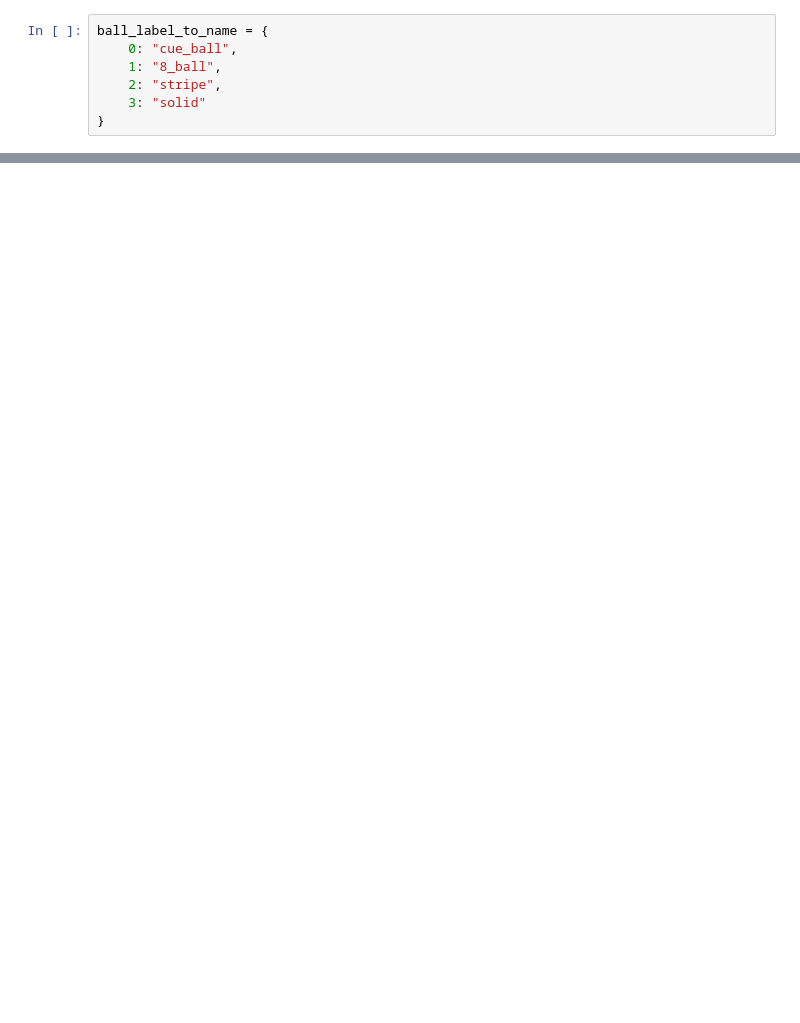
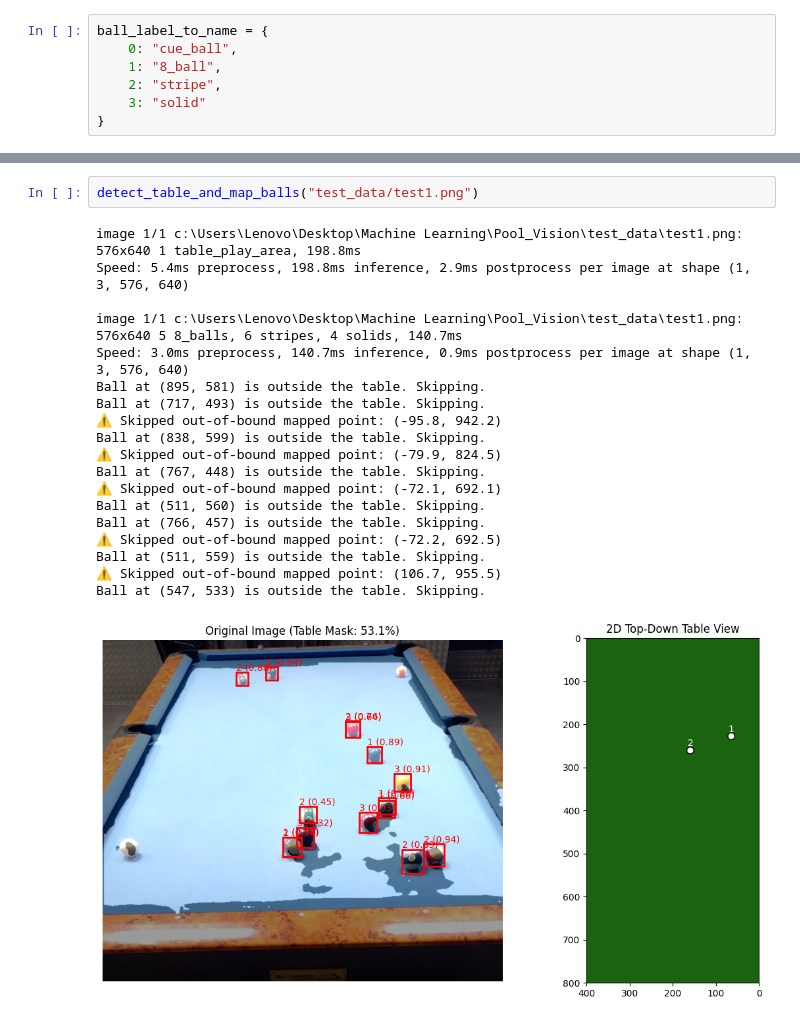
Before and after one commit to MartinLauff/Billiard-Game-Mapping, a Jupyter notebook: mapping.ipynb, the cells around one changed output, grey strips where cells are left out. Saved outputs shown, nothing was run; the diff lists cells and outputs as text; blank space fills up the shorter version.

```diff
--- a/mapping.ipynb
+++ b/mapping.ipynb
@@ -223,0 +325,22 @@ Speed: 3.9ms preprocess, 216.7ms inference, 1.5ms postprocess per image at shape
+# %%
+detect_table_and_map_balls("test_data/test1.png")
+# %% [output]
+image 1/1 c:\Users\Lenovo\Desktop\Machine Learning\Pool_Vision\test_data\test1.png: 576x640 1 table_play_area, 198.8ms
+Speed: 5.4ms preprocess, 198.8ms inference, 2.9ms postprocess per image at shape (1, 3, 576, 640)
+
+image 1/1 c:\Users\Lenovo\Desktop\Machine Learning\Pool_Vision\test_data\test1.png: 576x640 5 8_balls, 6 stripes, 4 solids, 140.7ms
+Speed: 3.0ms preprocess, 140.7ms inference, 0.9ms postprocess per image at shape (1, 3, 576, 640)
+Ball at (895, 581) is outside the table. Skipping.
+Ball at (717, 493) is outside the table. Skipping.
+⚠️ Skipped out-of-bound mapped point: (-95.8, 942.2)
+Ball at (838, 599) is outside the table. Skipping.
+⚠️ Skipped out-of-bound mapped point: (-79.9, 824.5)
+Ball at (767, 448) is outside the table. Skipping.
+⚠️ Skipped out-of-bound mapped point: (-72.1, 692.1)
+Ball at (511, 560) is outside the table. Skipping.
+Ball at (766, 457) is outside the table. Skipping.
+⚠️ Skipped out-of-bound mapped point: (-72.2, 692.5)
+Ball at (511, 559) is outside the table. Skipping.
+⚠️ Skipped out-of-bound mapped point: (106.7, 955.5)
+Ball at (547, 533) is outside the table. Skipping.
+[figure, added]
```
Also changed, not shown: parts of 12 cells of this notebook, 2 other files.
